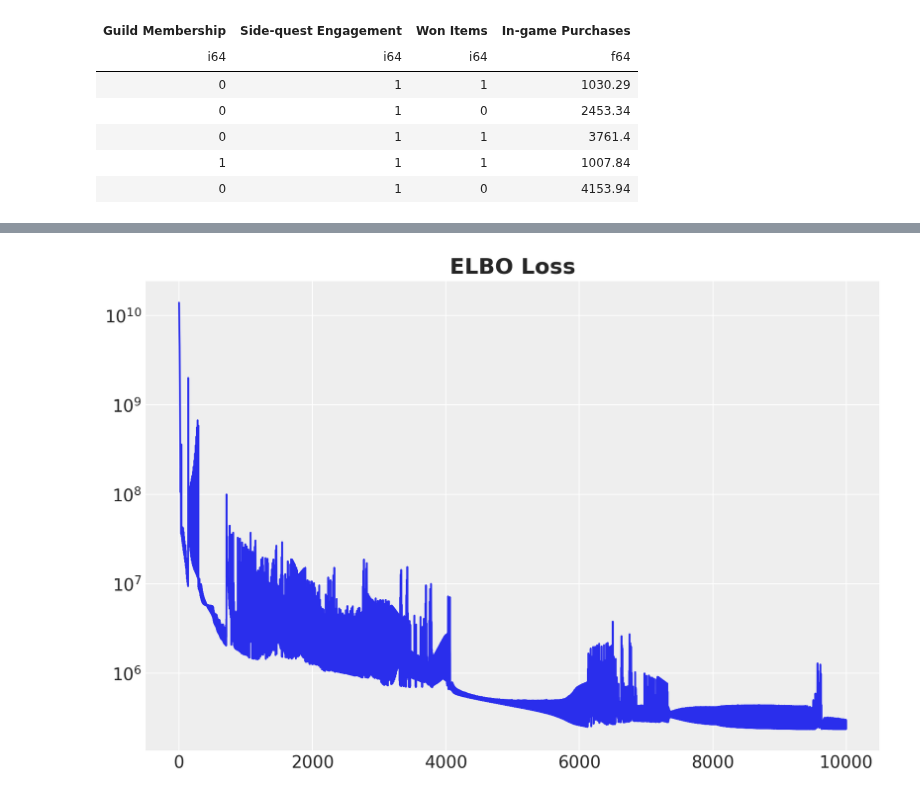
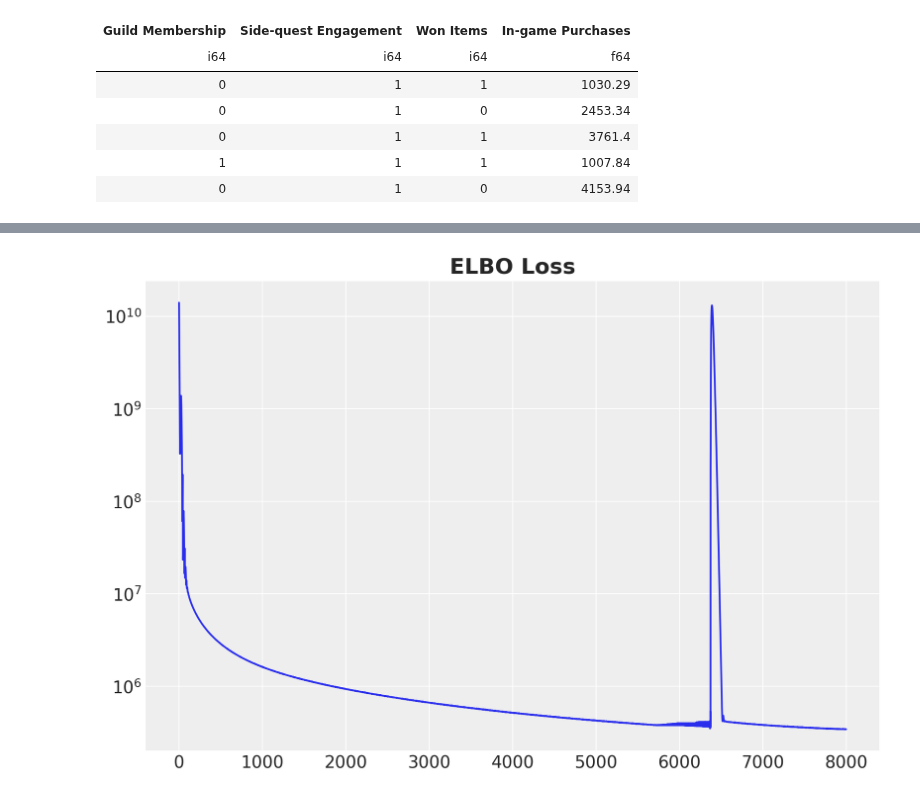
Before and after one commit to juanitorduz/website_projects, a Jupyter notebook: Python/online_game_ate.ipynb, the cells around one changed output, grey strips where cells are left out. Cells and saved outputs as stored; diff of their text form; code cells hidden in the pictures.

```diff
--- a/Python/online_game_ate.ipynb
+++ b/Python/online_game_ate.ipynb
@@ -54,8 +56,8 @@ shape: (5, 4)
 | 1 | 1 | 1 | 1007.84 |
 | 0 | 1 | 0 | 4153.94 |
 # %%
-guild_membership = df["Guild Membership"].to_jax()
-side_quest_engagement = df["Side-quest Engagement"].to_jax()
+is_guild_member = df["Guild Membership"].to_jax()
+is_highly_engaged = df["Side-quest Engagement"].to_jax()
 won_items = df["Won Items"].to_jax()
 in_game_purchases = df["In-game Purchases"].to_jax()
 # %%
@@ -158,9 +163,6 @@ numpyro.render_model(
 conditioned_model = condition(
     model,
     data={
-        "is_guild_member": guild_membership,
-        "is_highly_engaged": side_quest_engagement,
-        "won_items": won_items,
         "in_game_purchases": in_game_purchases,
     },
 )
@@ -168,8 +170,9 @@ conditioned_model = condition(
 numpyro.render_model(
     conditioned_model,
     model_kwargs={
-        "guild_membership": guild_membership,
-        "side_quest_engagement": side_quest_engagement,
+        "is_guild_member": is_guild_member,
+        "is_highly_engaged": is_highly_engaged,
+        "won_items": won_items,
         "in_game_purchases": in_game_purchases,
     },
 )
@@ -201,7 +204,7 @@ class Encoder(nnx.Module):
 rng_key, rng_subkey = random.split(rng_key)
 nn_encoder = Encoder(rngs=nnx.Rngs(rng_subkey))
 # %%
-def guide(guild_membership, side_quest_engagement, in_game_purchases):
+def guide(is_guild_member, is_highly_engaged, won_items, in_game_purchases):
     α_member = numpyro.param("α_member", jnp.array(1.0))
     β_member = numpyro.param("β_member", jnp.array(1.0))
     numpyro.sample("ρ_member", dist.Beta(α_member, β_member))
@@ -221,52 +224,51 @@ def guide(guild_membership, side_quest_engagement, in_game_purchases):
     beta_dist = dist.Beta(α_won_not_engaged, β_won_not_engaged)
     numpyro.sample("ρ_won_not_engaged", beta_dist)
 
-    n_obs = guild_membership.shape[0]
+    n_obs = is_guild_member.shape[0]
 
     nnx_encoder = nnx_module("nnx_encoder", nn_encoder)
 
     with numpyro.plate("obs", n_obs):
-        z_input = jnp.stack(
-            (guild_membership, side_quest_engagement, in_game_purchases)
-        )
+        z_input = jnp.stack((is_guild_member, is_highly_engaged, in_game_purchases))
         z_loc, z_scale = nnx_encoder(z_input)
         numpyro.sample("z", dist.Normal(z_loc, z_scale))
 # %%
-# See https://optax.readthedocs.io/en/latest/getting_started.html#custom-optimizers
+n_samples = 8_000
 scheduler = optax.linear_onecycle_schedule(
-    transition_steps=10_000,
-    peak_value=0.01,
+    transition_steps=n_samples,
+    peak_value=0.02,
     pct_start=0.01,
     pct_final=0.75,
     div_factor=2,
     final_div_factor=3,
 )
 
 optimizer = optax.chain(
-    optax.clip_by_global_norm(1.0),
-    optax.scale_by_adam(),
-    optax.scale_by_schedule(scheduler),
-    optax.scale(-1.0),
+    optax.adam(learning_rate=scheduler),
+    optax.contrib.reduce_on_plateau(
+        factor=0.1,
+        patience=20,
+        accumulation_size=200,
+    ),
 )
 
-
 svi = SVI(conditioned_model, guide, optimizer, loss=Trace_ELBO())
-n_samples = 10_000
 rng_key, rng_subkey = random.split(key=rng_key)
 svi_result = svi.run(
     rng_subkey,
     n_samples,
-    guild_membership=guild_membership,
-    side_quest_engagement=side_quest_engagement,
+    is_guild_member=is_guild_member,
+    is_highly_engaged=is_highly_engaged,
+    won_items=won_items,
     in_game_purchases=in_game_purchases,
 )
 
 fig, ax = plt.subplots(figsize=(9, 6))
 ax.plot(svi_result.losses)
 ax.set(yscale="log")
 ax.set_title("ELBO Loss", fontsize=18, fontweight="bold");
 # %% [output]
-[figure, old version]
+[figure, new version]
 # %%
 params = svi_result.params
 
```
Also changed, not shown: parts of 10 cells of this notebook.
